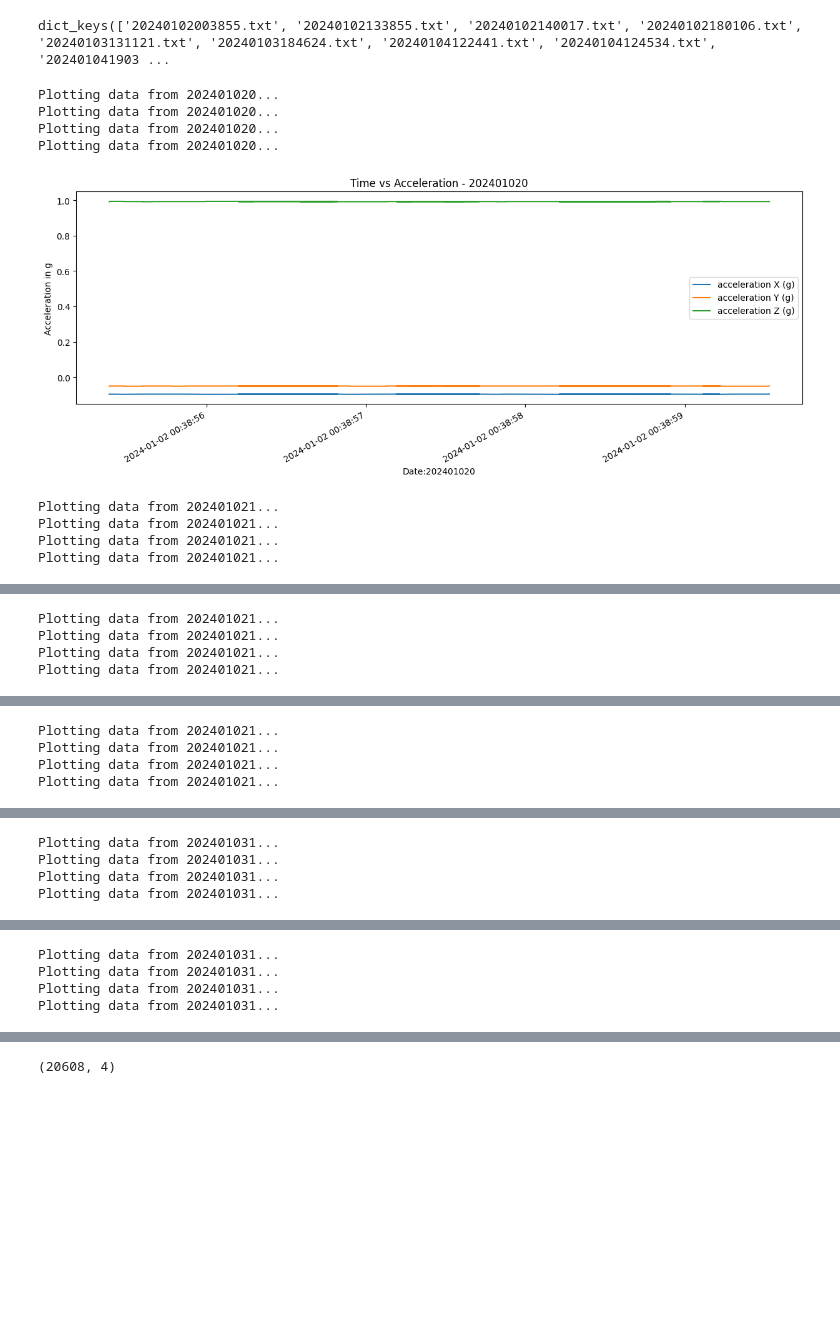
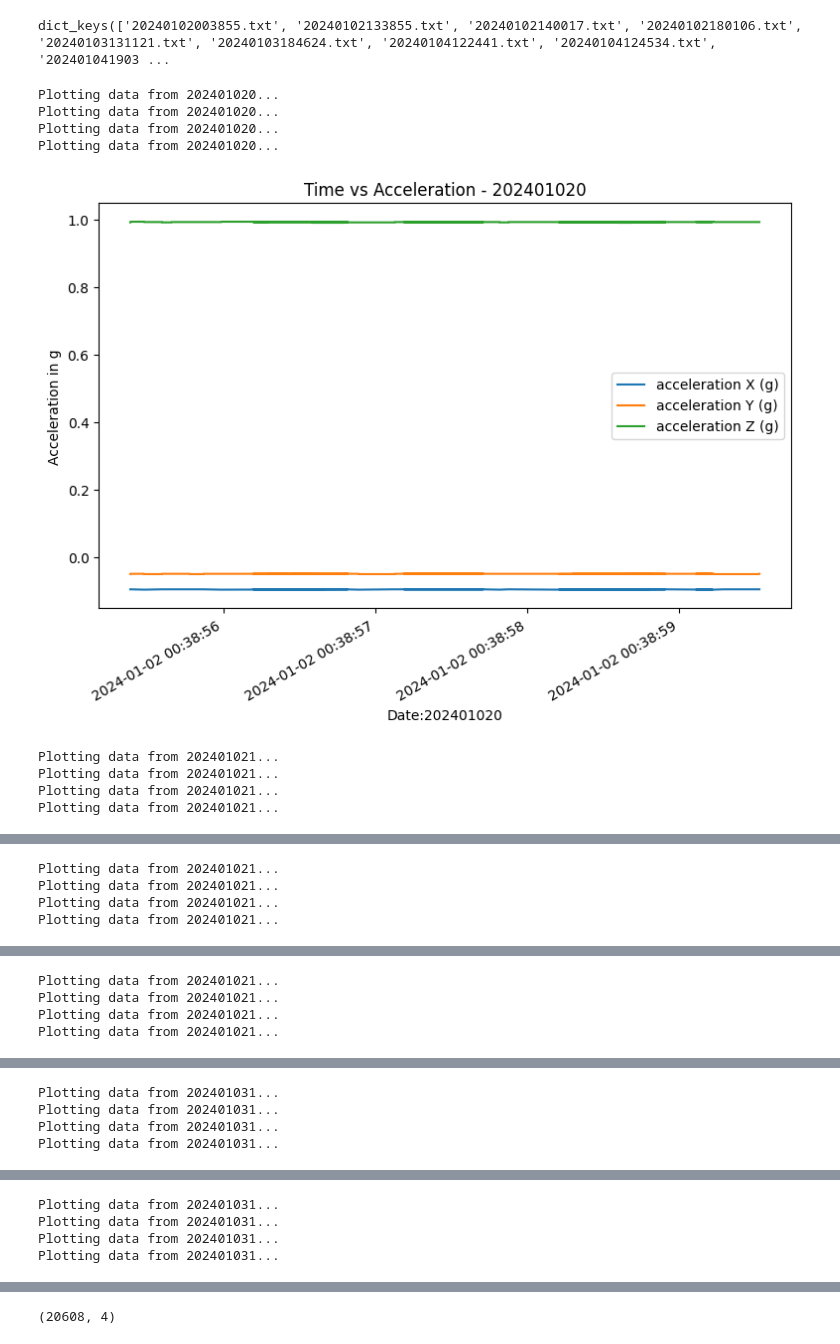
Before and after one commit to bill-unitech2021/motion_recognition_with_sensor_data, a Jupyter notebook: 01_EDA_und_visualization.ipynb, the cells around one changed output, grey strips where cells are left out. Drawn from its saved outputs; the diff is of its cells as text; code cells hidden in the pictures; blank space fills up the shorter version.

```diff
--- a/01_EDA_und_visualization.ipynb
+++ b/01_EDA_und_visualization.ipynb
@@ -93,39 +93,39 @@ for filename, df in sorted_dfs.items():
     print(f"Plotting data from {filename}...")
 
     # 使用 Seaborn 重绘图表
-    plt.figure(figsize=(15, 5))
+    plt.figure(figsize=(9, 6))
 
     print(f"Plotting data from {filename}...")
 
     # 绘制每个加速度分量
 
     plt.plot(df['Time'], df['acc_X(g)'], label='acceleration X (g)')
     plt.plot(df['Time'], df['acc_Y(g)'], label='acceleration Y (g)')
     plt.plot(df['Time'], df['acc_Z(g)'], label='acceleration Z (g)')
 
     print(f"Plotting data from {filename}...")
 
     # 格式化图表
     plt.xlabel('Date:' + filename)
     plt.ylabel('Acceleration in g')
     plt.title(f'Time vs Acceleration - {filename}')
     plt.legend()
     plt.grid(False)
 
     print(f"Plotting data from {filename}...")
 
     # 改进日期格式化
     plt.gcf().autofmt_xdate()
     myFmt = mdates.DateFormatter('%Y-%m-%d %H:%M:%S')
     plt.gca().xaxis.set_major_formatter(myFmt)
 
     plt.show()
 # %% [output]
 Plotting data from 202401020...
 Plotting data from 202401020...
 Plotting data from 202401020...
 Plotting data from 202401020...
-[figure, old version]
+[figure, new version]
 Plotting data from 202401021...
 Plotting data from 202401021...
 Plotting data from 202401021...
```
Also changed, not shown: parts of 2 cells of this notebook.
